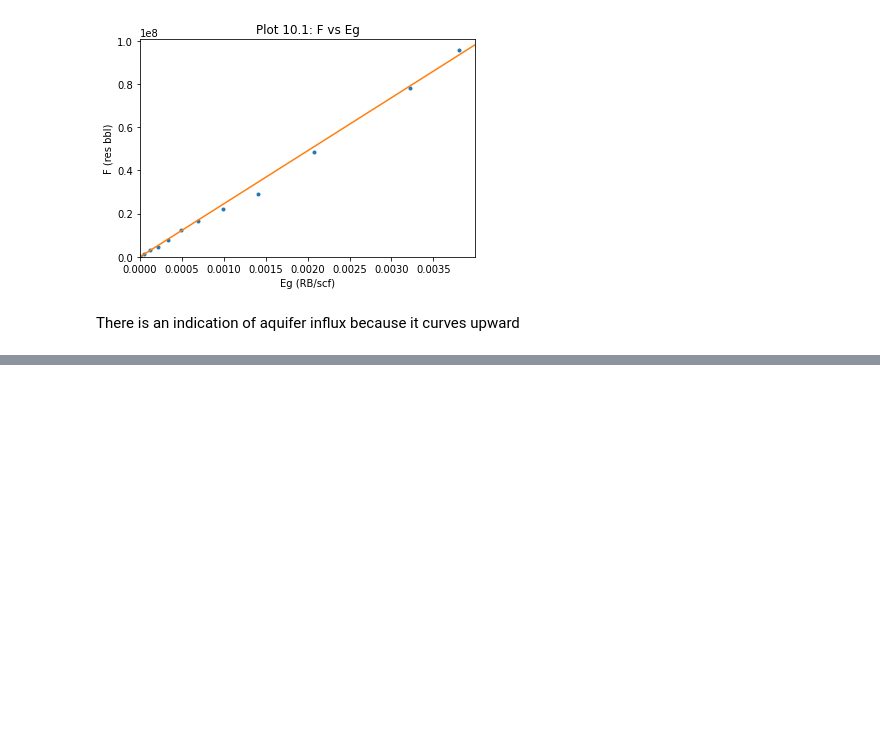
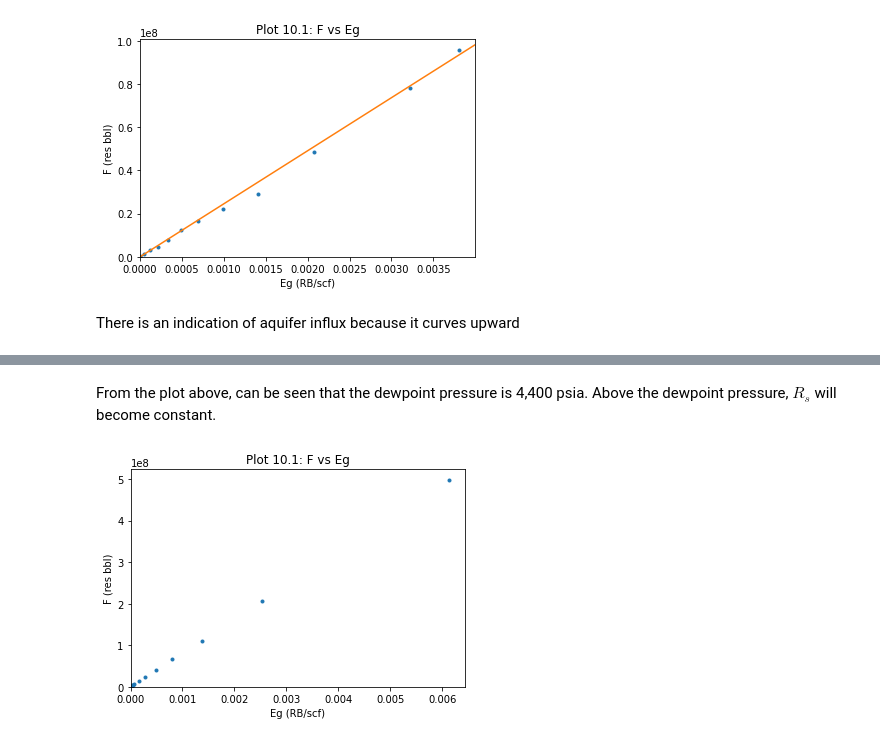
Before and after one commit to yohanesnuwara/reservoir-engineering, a Jupyter notebook: Unit 10 Gas-Condensate Reservoirs/notebook/10_problems.ipynb, the cells around one changed output, grey strips where cells are left out. Drawn from its saved outputs; the diff is of its cells as text; code cells hidden in the pictures; blank space fills up the shorter version.

```diff
--- a/Unit 10 Gas-Condensate Reservoirs/notebook/10_problems.ipynb
+++ b/Unit 10 Gas-Condensate Reservoirs/notebook/10_problems.ipynb
@@ -342,0 +416,19 @@ There is an indication of aquifer influx because it curves upward
+# %% [markdown]
+From the plot above, can be seen that the dewpoint pressure is 4,400 psia. Above the dewpoint pressure, $R_s$ will become constant.
+# %%
+# for above dewpoint pressure
+F_above, Eg_above = condensate_abovedew(Bg[0], Bg[0], Gp[0], Gp[0])
+
+# for below dewpoint pressure
+F_below, Eg_below = condensate_belowdew(Rs[1:], Rv[1:], (Rs[1:])[0], (Rv[1:])[0], Bo[1:], Bg[1:], Np[1:], Gp[1:])
+
+F = np.append(F_above, F_below)
+Eg = np.append(Eg_above, Eg_below)
+
+plt.plot(Eg, F, '.')
+plt.title('Plot 10.1: F vs Eg')
+plt.xlabel('Eg (RB/scf)'); plt.ylabel('F (res bbl)')
+plt.xlim(xmin=0); plt.ylim(ymin=0)
+plt.show()
+# %% [output]
+[figure, added]
```
Also changed, not shown: parts of 9 cells of this notebook.
